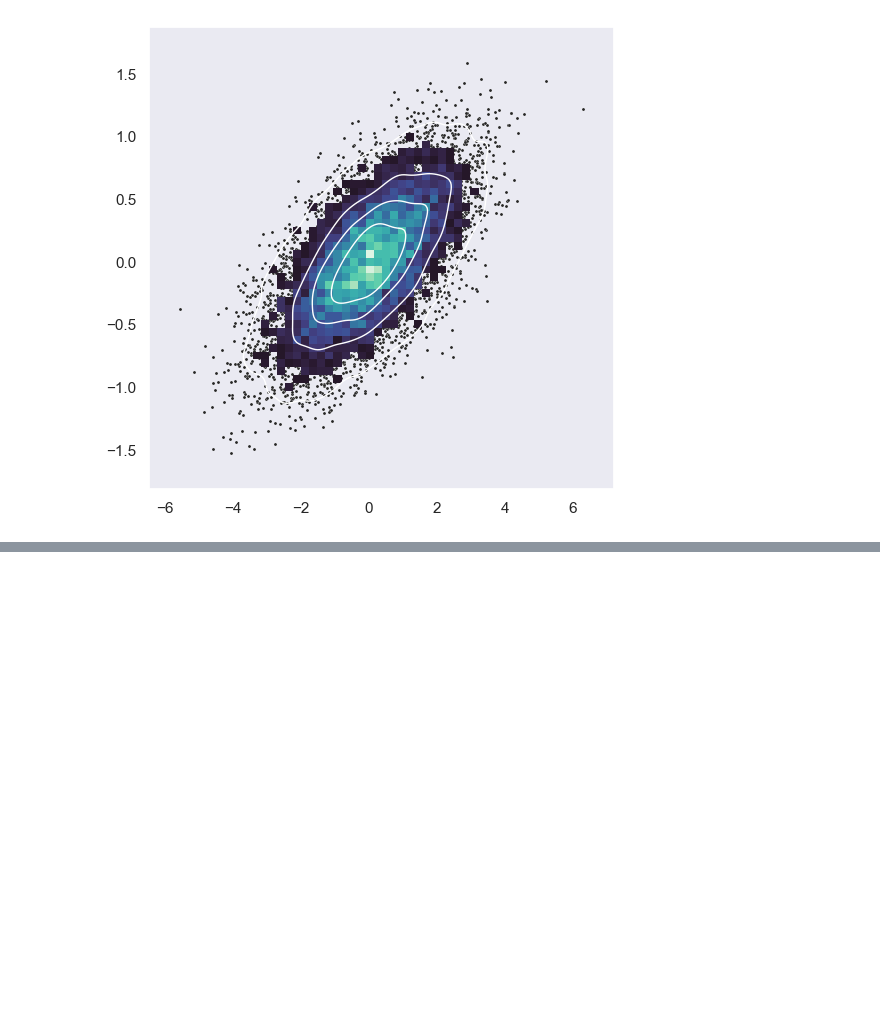
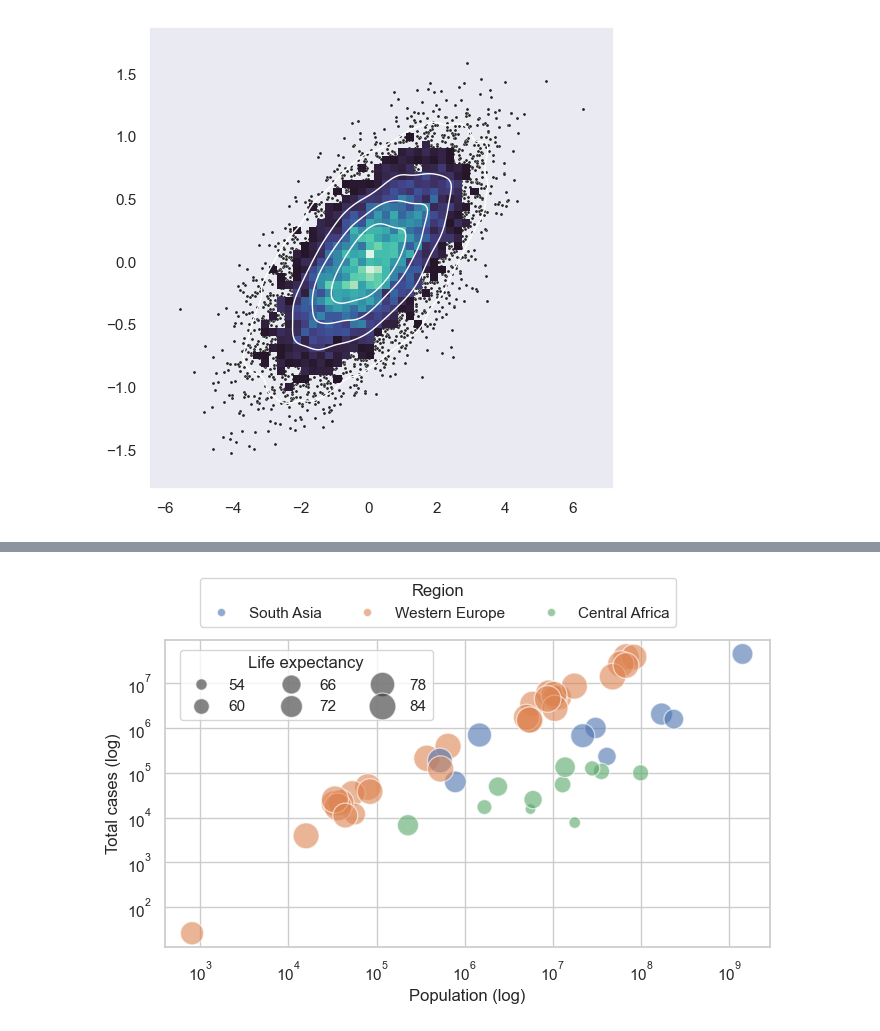
Before and after one commit to jieshu-wang-SBU/EST389_371_2026_spring, a Jupyter notebook: lectures/07-Data_visualization/07-04_Visualize_two_or_more_numerical_variables.ipynb, the cells around one changed output, grey strips where cells are left out. Cells and saved outputs as stored; diff of their text form; code cells hidden in the pictures; blank space fills up the shorter version.

```diff
--- a/lectures/07-Data_visualization/07-04_Visualize_two_or_more_numerical_variables.ipynb
+++ b/lectures/07-Data_visualization/07-04_Visualize_two_or_more_numerical_variables.ipynb
@@ -111,0 +131,10 @@ sns.kdeplot(x=x, y=y, levels=5, color="w", linewidths=1)
+# %%
+import pandas as pd
+import numpy as np
+import matplotlib.pyplot as plt
+import seaborn as sns
+import matplotlib as mpl
+
+covid_totals = pd.read_csv("../05-data_cleaning/data/covidtotals.csv")
+
+covid_totals.head()
@@ -111,0 +148,27 @@ sns.kdeplot(x=x, y=y, levels=5, color="w", linewidths=1)
+# %%
+fig, ax=plt.subplots(nrows=1, ncols=1, figsize=(7,4), tight_layout=True)
+sns.set_theme(style="whitegrid")
+
+regions_to_plot = ['Western Europe', "Central Africa", "South Asia"]
+
+sns.scatterplot(data=covid_totals[covid_totals['region'].isin(regions_to_plot)],
+                x='population', y='total_cases',
+                hue='region',
+                size='life_expectancy',
+                sizes=(60,400), alpha=.6,
+                ax=ax)
+
+handles, labels = ax.get_legend_handles_labels()
+handles_hue, labels_hue=handles[1:len(regions_to_plot)+1], labels[1:len(regions_to_plot)+1]
+handles_size, labels_size=handles[len(regions_to_plot)+2:], labels[len(regions_to_plot)+2:]
+ax.get_legend().remove()
+
+fig.legend(handles_hue, labels_hue, loc='upper center', ncols=len(regions_to_plot), mode=None,bbox_to_anchor=(.5,1.13),frameon=True, title="Region")
+fig.legend(handles_size, labels_size, loc='upper left', ncols=3, mode=None,bbox_to_anchor=(.12,.95),frameon=True, title='Life expectancy')
+
+plt.xlabel("Population (log)")
+plt.ylabel("Total cases (log)")
+plt.xscale('log')
+plt.yscale('log')
+# %% [output]
+[figure, added]
```
Also changed, not shown: parts of 8 cells of this notebook.
